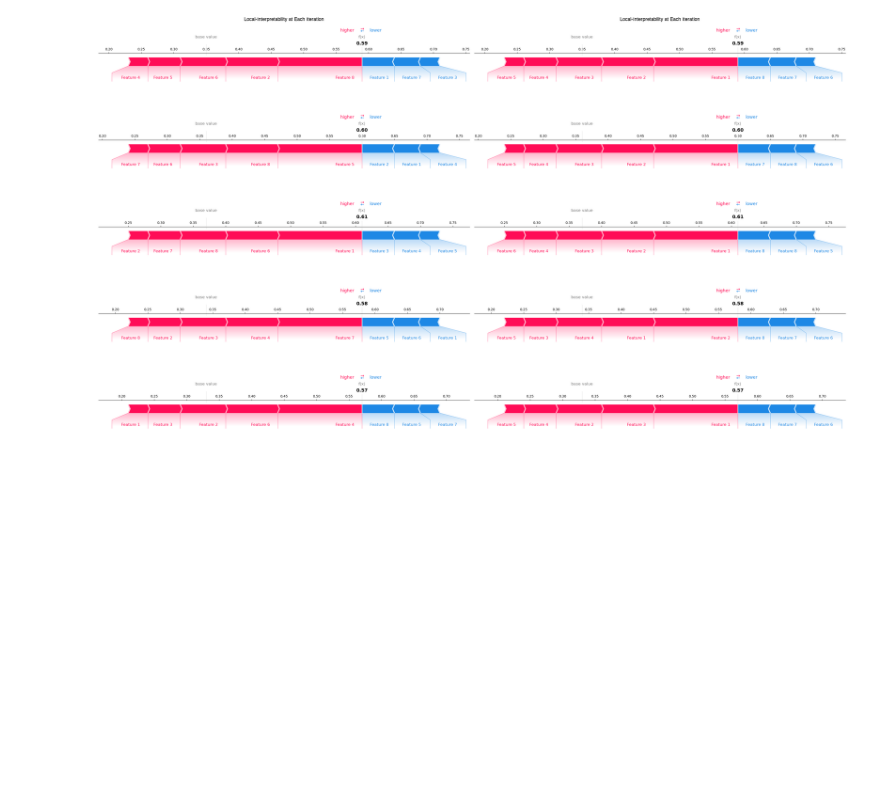
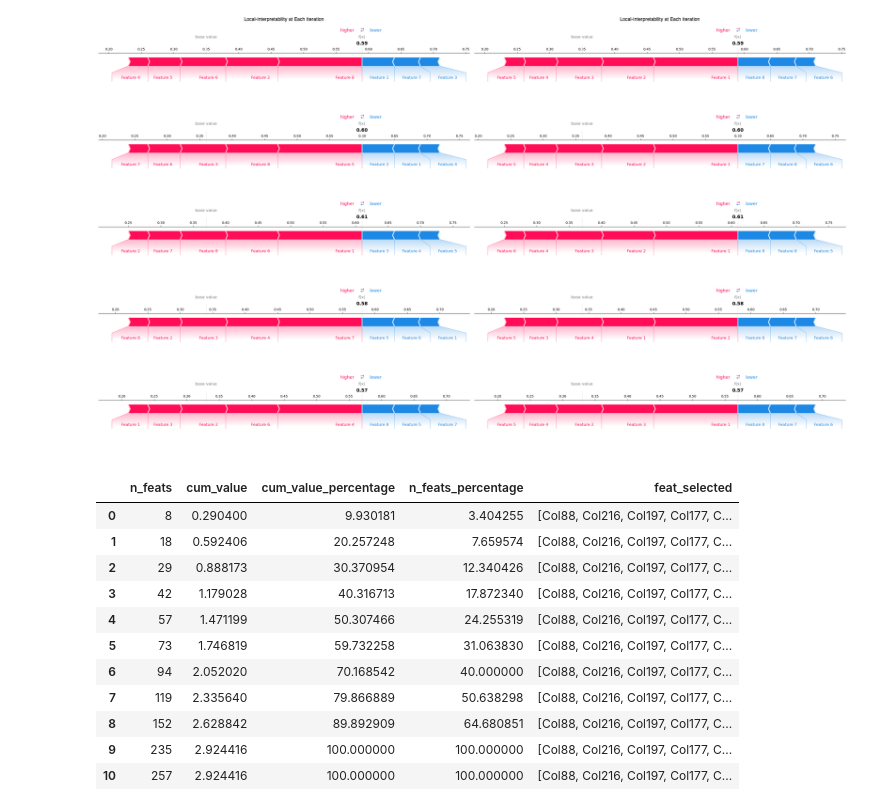
Before and after one commit to edo1691/ad_shap_stability, a Jupyter notebook: notebooks/00_03_imagenes_paper.ipynb, the cells around one changed output. Cells and saved outputs as stored; diff of their text form; code cells hidden in the pictures; blank space fills up the shorter version.

```diff
--- a/notebooks/00_03_imagenes_paper.ipynb
+++ b/notebooks/00_03_imagenes_paper.ipynb
@@ -209,3 +209,24 @@ combined_image_path = '../shap_example.png'  # Adjust as necessary
 Image.open(combined_image_path)
 # %% [output]
 [figure]
+# %%
+# Arrhythmia
+dataset_id = 'arrhythmia'
+
+path_fi_shap = os.path.join(data_root, "outputs", f"{dataset_id}_fi_shap")
+
+fi_shap_all = pd.read_parquet(path_fi_shap)
+fi_shap_all
+# %% [output]
+|  | n_feats | cum_value | cum_value_percentage | n_feats_percentage | feat_selected |
+| 0 | 8 | 0.290400 | 9.930181 | 3.404255 | [Col88, Col216, Col197, Col177, C... |
+| 1 | 18 | 0.592406 | 20.257248 | 7.659574 | [Col88, Col216, Col197, Col177, C... |
+| 2 | 29 | 0.888173 | 30.370954 | 12.340426 | [Col88, Col216, Col197, Col177, C... |
+| 3 | 42 | 1.179028 | 40.316713 | 17.872340 | [Col88, Col216, Col197, Col177, C... |
+| 4 | 57 | 1.471199 | 50.307466 | 24.255319 | [Col88, Col216, Col197, Col177, C... |
+| 5 | 73 | 1.746819 | 59.732258 | 31.063830 | [Col88, Col216, Col197, Col177, C... |
+| 6 | 94 | 2.052020 | 70.168542 | 40.000000 | [Col88, Col216, Col197, Col177, C... |
+| 7 | 119 | 2.335640 | 79.866889 | 50.638298 | [Col88, Col216, Col197, Col177, C... |
+| 8 | 152 | 2.628842 | 89.892909 | 64.680851 | [Col88, Col216, Col197, Col177, C... |
+| 9 | 235 | 2.924416 | 100.000000 | 100.000000 | [Col88, Col216, Col197, Col177, C... |
+| 10 | 257 | 2.924416 | 100.000000 | 100.000000 | [Col88, Col216, Col197, Col177, C... |
```
Also changed, not shown: parts of 1 cell of this notebook, 13 other files.
